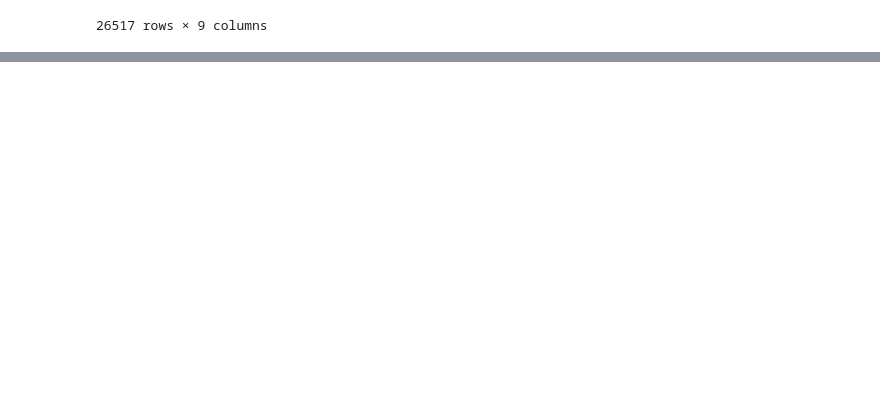
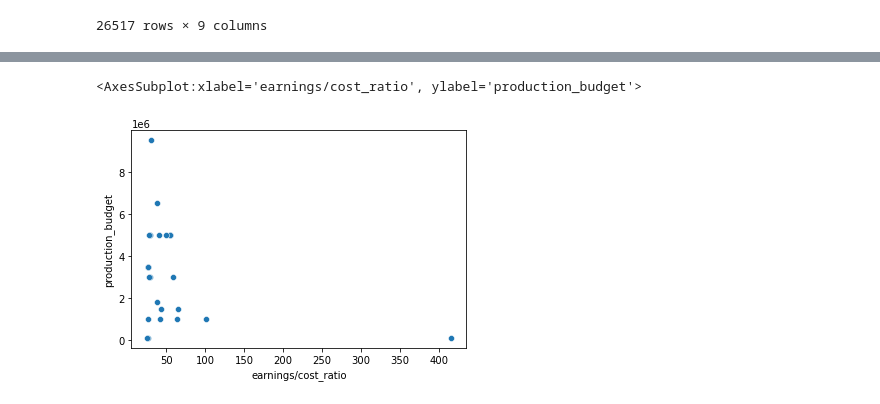
Before and after one commit to EmmaChoate/microsoft_movie_analysis, a Jupyter notebook: data/zippedData/Untitled.ipynb, the cells around one changed output, grey strips where cells are left out. Cells and saved outputs as stored; diff of their text form; code cells hidden in the pictures; blank space fills up the shorter version.

```diff
--- a/data/zippedData/Untitled.ipynb
+++ b/data/zippedData/Untitled.ipynb
@@ -258,0 +316,9 @@ tmdbmov
+# %%
+mega_table2= pd.read_csv('Merge_mega_table2.csv')
+most_exp=mega_table2.sort_values('production_budget', ascending = False).head(30)
+best_margin=mega_table2.sort_values('earnings/cost_ratio', ascending = False).head(30)
+# %%
+sn.scatterplot(data=best_margin, x="earnings/cost_ratio", y="production_budget")
+# %% [output]
+<AxesSubplot:xlabel='earnings/cost_ratio', ylabel='production_budget'>
+[figure, added]
```
Also changed, not shown: parts of 30 cells of this notebook.
